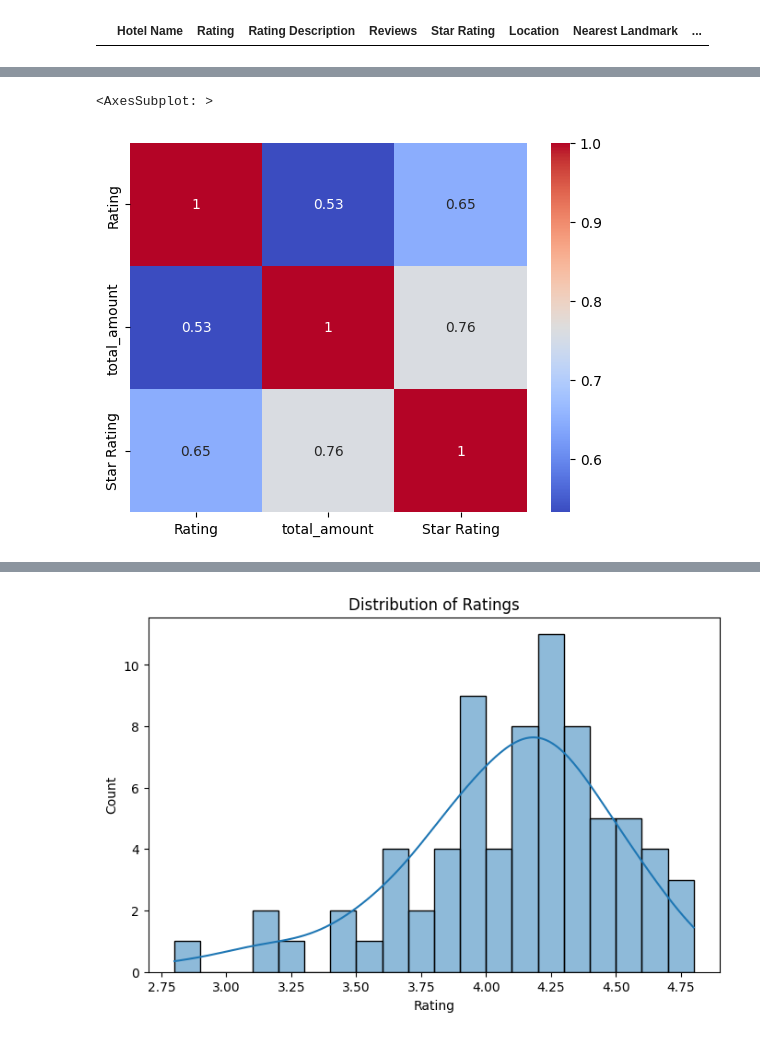
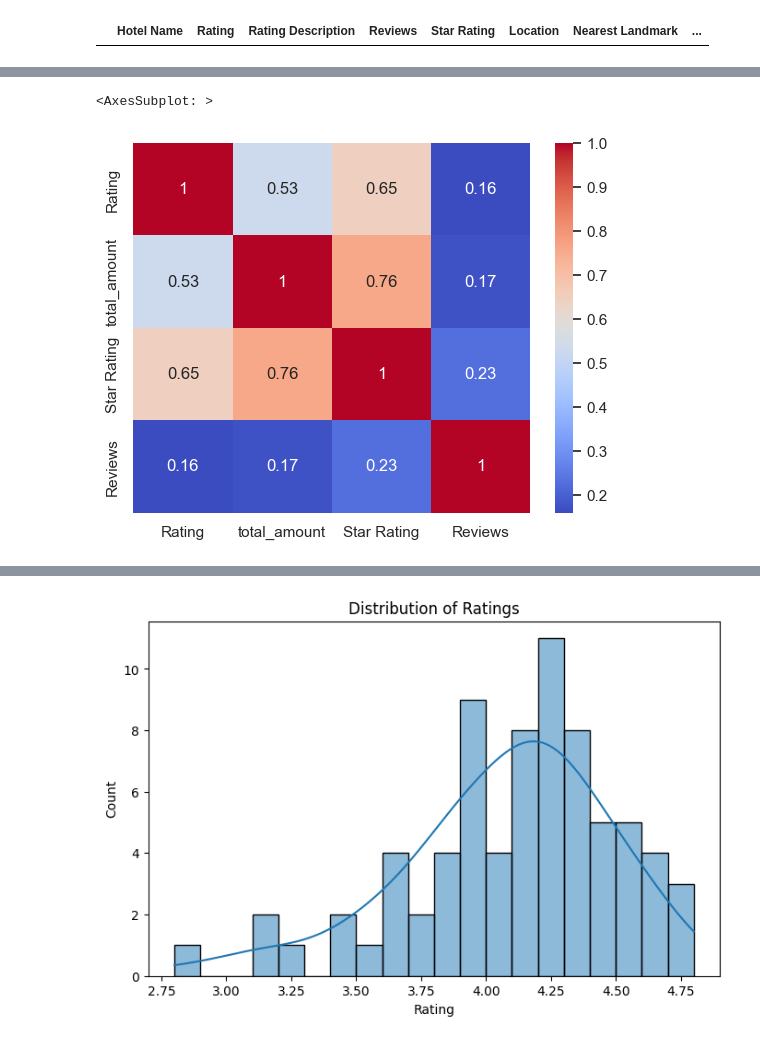
Before and after one commit to domingasdb/Data-Analysis-with-Artificial-Intelligence, a Jupyter notebook: munnar_hotels_analysis.ipynb, the cells around one changed output, grey strips where cells are left out. Drawn from its saved outputs; the diff is of its cells as text; code cells hidden in the pictures.

```diff
--- a/munnar_hotels_analysis.ipynb
+++ b/munnar_hotels_analysis.ipynb
@@ -133,6 +218,6 @@ Top 10 Hotels with the Highest Prices:
 # %%
-corr_matrix = data[['Rating', 'total_amount','Star Rating']].corr()
+corr_matrix = data[['Rating', 'total_amount','Star Rating','Reviews']].corr()
 sns.heatmap(corr_matrix, annot=True, cmap='coolwarm')
 # %% [output]
 <AxesSubplot: >
-[figure, old version]
+[figure, new version]
```
Also changed, not shown: parts of 8 cells of this notebook.
